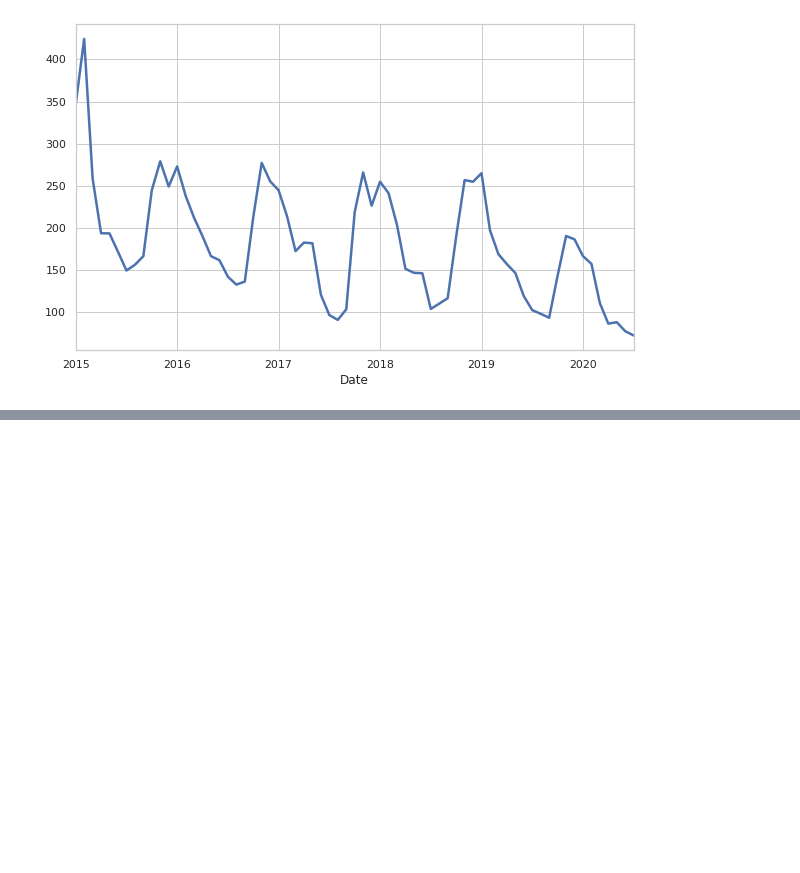
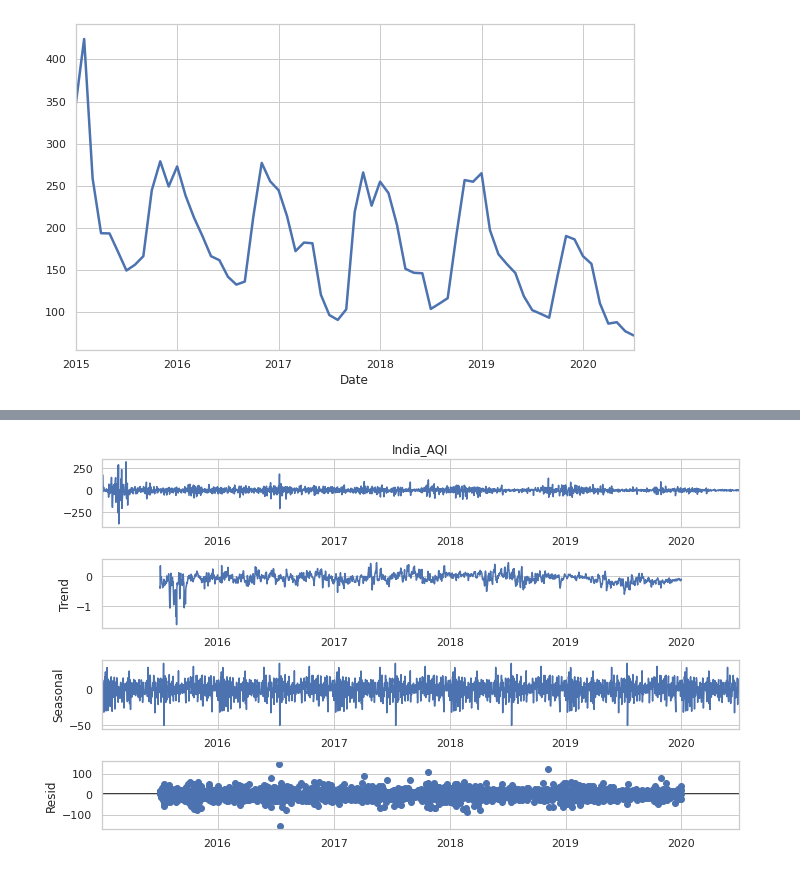
Before and after one commit to Aishwarya-Sarkar/Analysing-and-Forecasting-India-s-AQI, a Jupyter notebook: Time series analysis + Forecasting.ipynb, the cells around one changed output, grey strips where cells are left out. Saved outputs shown, nothing was run; the diff lists cells and outputs as text; code cells hidden in the pictures; blank space fills up the shorter version.

```diff
--- a/Time series analysis + Forecasting.ipynb
+++ b/Time series analysis + Forecasting.ipynb
@@ -77,0 +129,6 @@ cities['India_AQI'].plot(kind='line',grid=True,figsize=(10, 6), linewidth=2.5)
+# %%
+diff = cities_all['India_AQI'].diff(1)
+diff.dropna(inplace=True)
+fig = seasonal_decompose(diff, model='additive', freq=365).plot()
+# %% [output]
+[figure, added]
```
Also changed, not shown: parts of 11 cells of this notebook.
